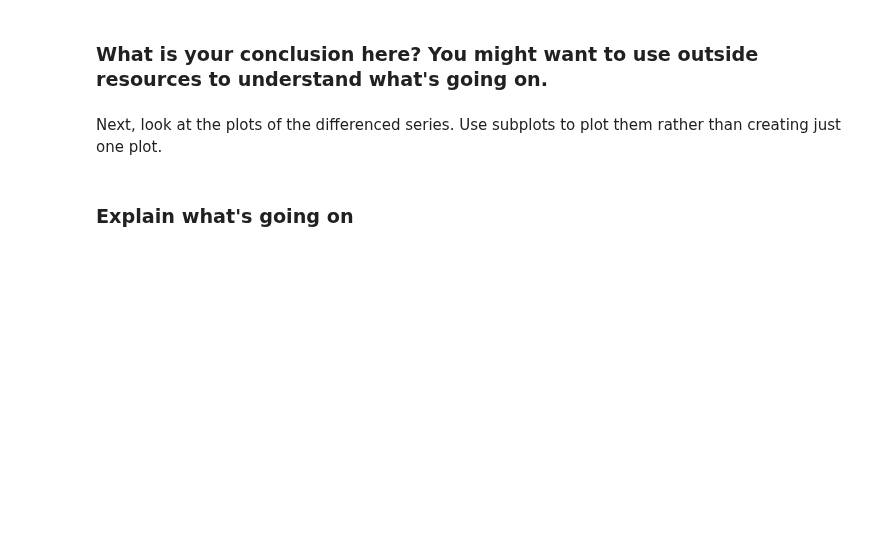
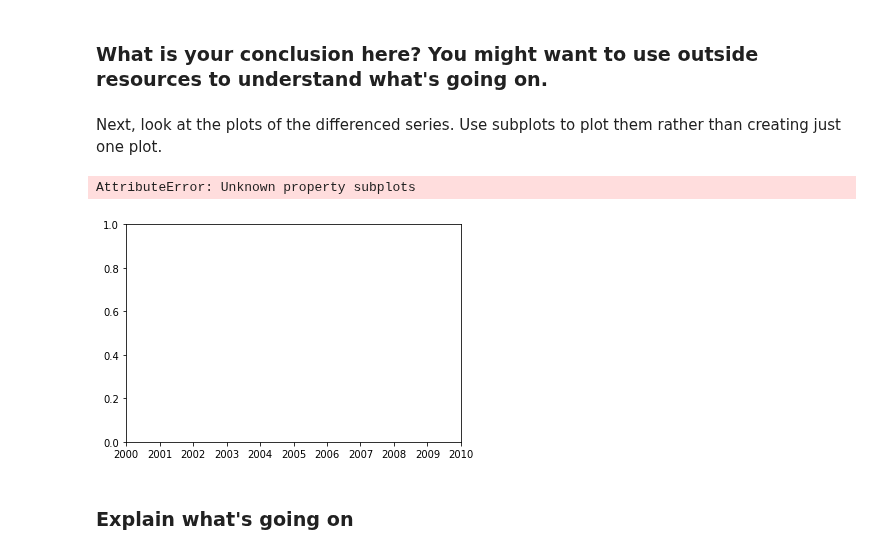
Before and after one commit to justinlee3/dsc-enterprise-hsbc-autocorrelation-in-time-series-lab-hsbc-ds-081319, a Jupyter notebook: index.ipynb, the cells around one changed output. Saved outputs shown, nothing was run; the diff lists cells and outputs as text; code cells hidden in the pictures; blank space fills up the shorter version.

```diff
--- a/index.ipynb
+++ b/index.ipynb
@@ -63,7 +63,10 @@ Next, look at the plots of the differenced series. Use subplots to plot them rat
 diff = df.diff(periods = 1)
 # %%
 # your code here
-plt
+plt.plot(diff, subplots = True)
+# %% [output]
+AttributeError: Unknown property subplots
+[figure, added]
 # %%
 # your code here
 # %% [markdown]
```
